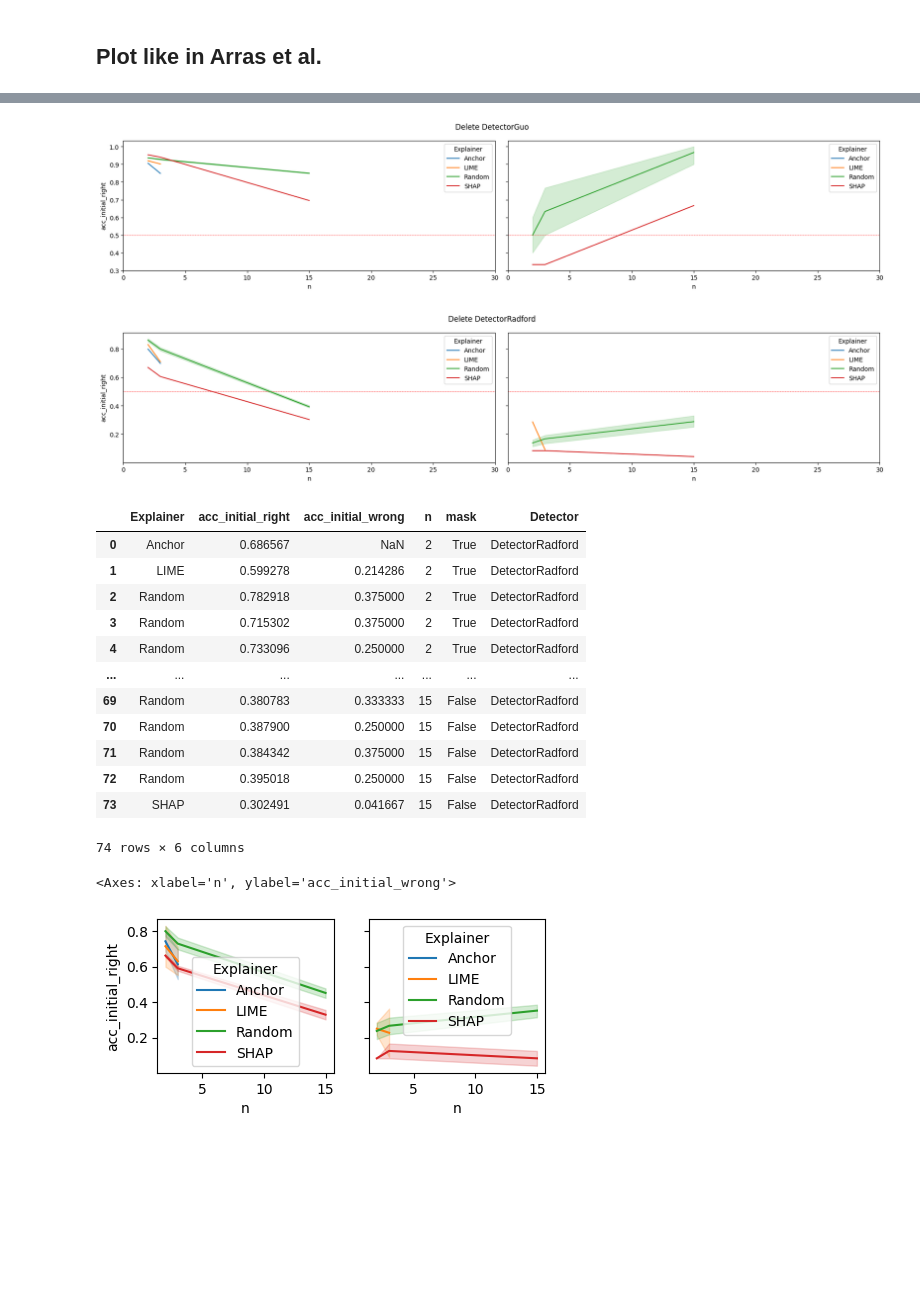
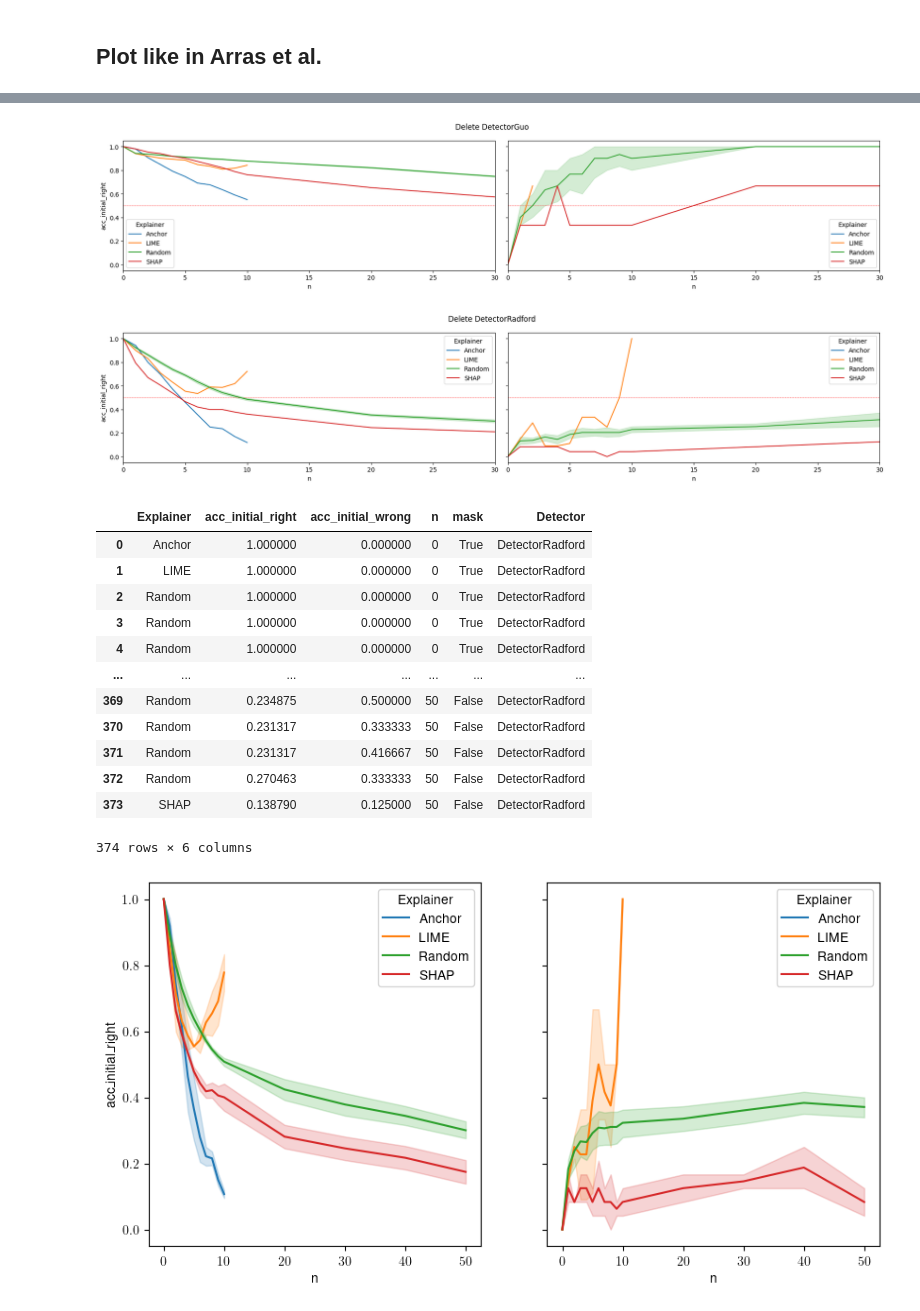
Before and after one commit to loris3/evaluation_explanation_quality, a Jupyter notebook: token_removal_experiments.ipynb, the cells around one changed output, grey strips where cells are left out. Drawn from its saved outputs; the diff is of its cells as text; code cells hidden in the pictures; blank space fills up the shorter version.

```diff
--- a/token_removal_experiments.ipynb
+++ b/token_removal_experiments.ipynb
@@ -1,7 +1,7 @@
 # %%
 DEBUG = False
 N_DEBUG = 10
-USE_CACHE = False
+USE_CACHE = True
 # %%
 import pandas as pd
 import numpy as np
@@ -239,7 +239,7 @@ import os
 # %%
 results_path = "./token_removal_experiments_results"
 # %%
-n_deleted_words = [2,3,15]#list(range(0,10+1)) + [20,30,40,50]
+n_deleted_words = list(range(0,10+1)) + [20,30,40,50]
 
 
 for detector_class in detector_classes:
@@ -294,28 +290,41 @@ for f in os.listdir(results_path):
     df_accuracy_scores = pd.read_csv(os.path.join(results_path, f))
     plot_acc(detector_name, df_accuracy_scores, mask=False)
 # %% [output]
-[figure, old version]
+[figure, new version]
-[figure, old version]
+[figure, new version]
 # %%
 df_accuracy_scores#[df_accuracy_scores["Explainer"] == "Random"]
 # %% [output]
 |  | Explainer | acc_initial_right | acc_initial_wrong | n | mask | Detector |
-| 0 | Anchor | 0.686567 | NaN | 2 | True | DetectorRadford |
-| 1 | LIME | 0.599278 | 0.214286 | 2 | True | DetectorRadford |
-| 2 | Random | 0.782918 | 0.375000 | 2 | True | DetectorRadford |
-| 3 | Random | 0.715302 | 0.375000 | 2 | True | DetectorRadford |
-| 4 | Random | 0.733096 | 0.250000 | 2 | True | DetectorRadford |
+| 0 | Anchor | 1.000000 | 0.000000 | 0 | True | DetectorRadford |
+| 1 | LIME | 1.000000 | 0.000000 | 0 | True | DetectorRadford |
+| 2 | Random | 1.000000 | 0.000000 | 0 | True | DetectorRadford |
+| 3 | Random | 1.000000 | 0.000000 | 0 | True | DetectorRadford |
+| 4 | Random | 1.000000 | 0.000000 | 0 | True | DetectorRadford |
 | ... | ... | ... | ... | ... | ... | ... |
-| 69 | Random | 0.380783 | 0.333333 | 15 | False | DetectorRadford |
-| 70 | Random | 0.387900 | 0.250000 | 15 | False | DetectorRadford |
-| 71 | Random | 0.384342 | 0.375000 | 15 | False | DetectorRadford |
-| 72 | Random | 0.395018 | 0.250000 | 15 | False | DetectorRadford |
-| 73 | SHAP | 0.302491 | 0.041667 | 15 | False | DetectorRadford |
+| 369 | Random | 0.234875 | 0.500000 | 50 | False | DetectorRadford |
+| 370 | Random | 0.231317 | 0.333333 | 50 | False | DetectorRadford |
+| 371 | Random | 0.231317 | 0.416667 | 50 | False | DetectorRadford |
+| 372 | Random | 0.270463 | 0.333333 | 50 | False | DetectorRadford |
+| 373 | SHAP | 0.138790 | 0.125000 | 50 | False | DetectorRadford |
-74 rows × 6 columns
+374 rows × 6 columns
+# %%
+import matplotlib.pyplot as plt
+import matplotlib
+from matplotlib.backends.backend_pgf import FigureCanvasPgf
+matplotlib.backend_bases.register_backend('pdf', FigureCanvasPgf)
+matplotlib.rcParams.update({
+    "pgf.texsystem": "pdflatex",
+    'font.family': 'sans-serif',
+    "font.sans-serif": "Helvetica",
+    'text.usetex': True,
+    'pgf.rcfonts': False,
+})
 # %%
-f, (ax_right, ax_wrong) = plt.subplots(1,2, sharey=True, figsize=(5,2))
+f, (ax_right, ax_wrong) = plt.subplots(1,2, sharey=True, figsize=(10,5))
 sns.lineplot(data=df_accuracy_scores, x="n", y="acc_initial_right", hue="Explainer", ax=ax_right)
 sns.lineplot(data=df_accuracy_scores, x="n", y="acc_initial_wrong", hue="Explainer", ax=ax_wrong)
+plt.savefig('./figures/token_removal.pgf')
+plt.show()
 # %% [output]
-<Axes: xlabel='n', ylabel='acc_initial_wrong'>
-[figure, old version]
+[figure, new version]
```
Also changed, not shown: parts of 12 cells of this notebook, 6 other files.
